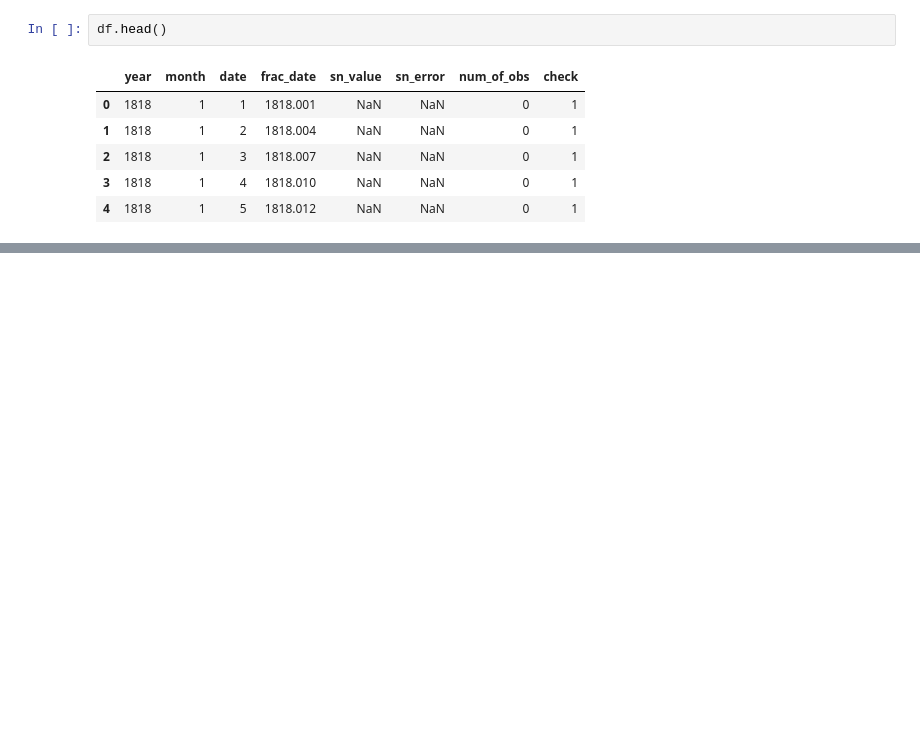
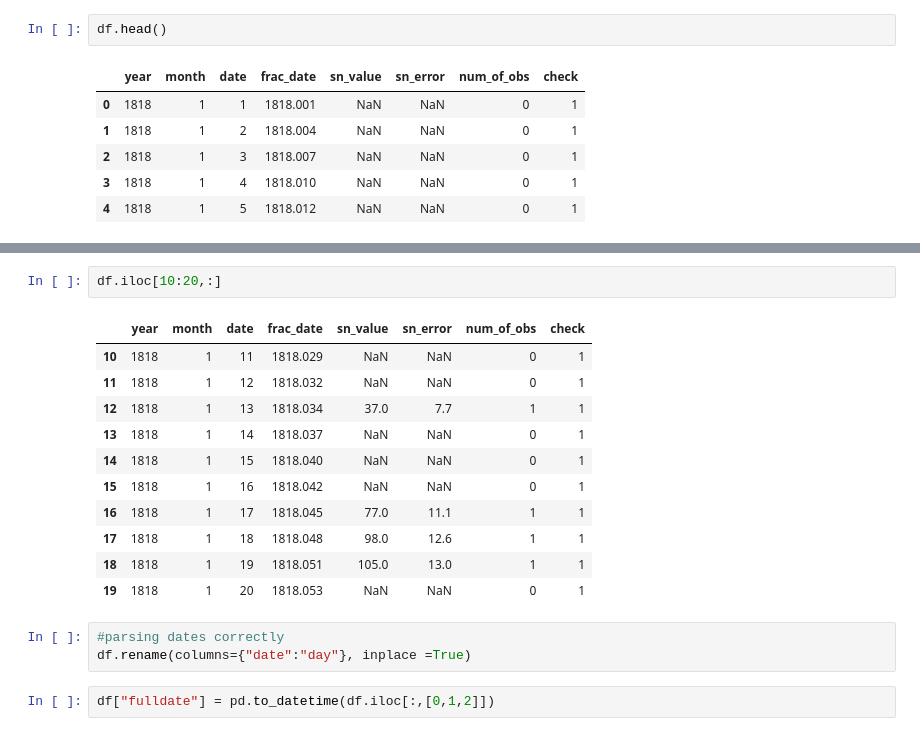
Before and after one commit to nisargjain/machine-learning, a Jupyter notebook: Sunspot EDA/SunspotDataCleaning.ipynb, the cells around one changed output, grey strips where cells are left out. Saved outputs shown, nothing was run; the diff lists cells and outputs as text; blank space fills up the shorter version.

```diff
--- a/Sunspot EDA/SunspotDataCleaning.ipynb
+++ b/Sunspot EDA/SunspotDataCleaning.ipynb
@@ -123,0 +124,19 @@ df[df.sn_value != None]
+# %%
+df.iloc[10:20,:]
+# %% [output]
+|  | year | month | date | frac_date | sn_value | sn_error | num_of_obs | check |
+| 10 | 1818 | 1 | 11 | 1818.029 | NaN | NaN | 0 | 1 |
+| 11 | 1818 | 1 | 12 | 1818.032 | NaN | NaN | 0 | 1 |
+| 12 | 1818 | 1 | 13 | 1818.034 | 37.0 | 7.7 | 1 | 1 |
+| 13 | 1818 | 1 | 14 | 1818.037 | NaN | NaN | 0 | 1 |
+| 14 | 1818 | 1 | 15 | 1818.040 | NaN | NaN | 0 | 1 |
+| 15 | 1818 | 1 | 16 | 1818.042 | NaN | NaN | 0 | 1 |
+| 16 | 1818 | 1 | 17 | 1818.045 | 77.0 | 11.1 | 1 | 1 |
+| 17 | 1818 | 1 | 18 | 1818.048 | 98.0 | 12.6 | 1 | 1 |
+| 18 | 1818 | 1 | 19 | 1818.051 | 105.0 | 13.0 | 1 | 1 |
+| 19 | 1818 | 1 | 20 | 1818.053 | NaN | NaN | 0 | 1 |
+# %%
+#parsing dates correctly
+df.rename(columns={"date":"day"}, inplace =True)
+# %%
+df["fulldate"] = pd.to_datetime(df.iloc[:,[0,1,2]])
```
Also changed, not shown: parts of 8 cells of this notebook.
